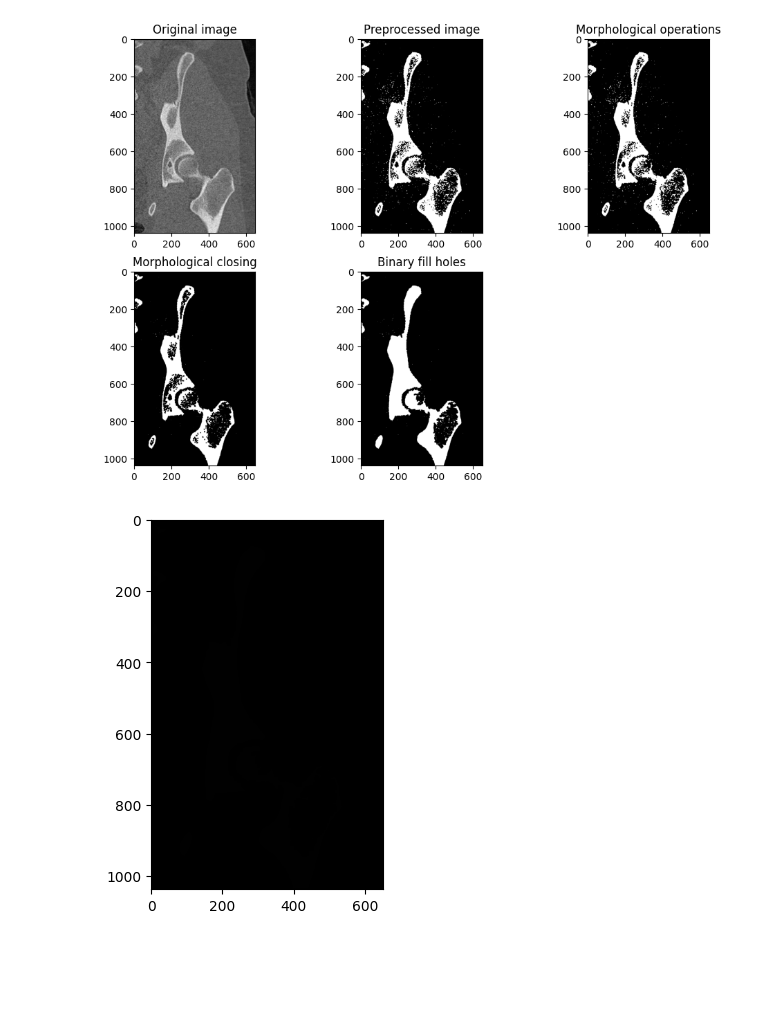
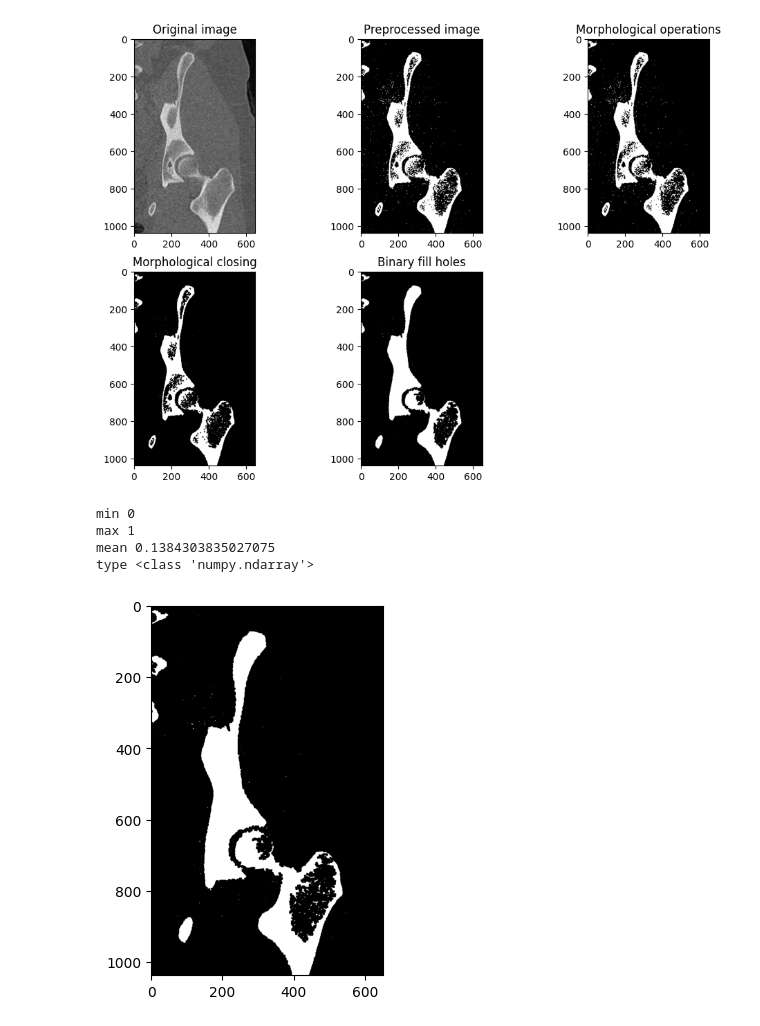
Before and after one commit to Sentz98/FemoralHeadSegmentation, a Jupyter notebook: femoralHeadSegmentation.ipynb, the cells around one changed output. Cells and saved outputs as stored; diff of their text form; code cells hidden in the pictures; blank space fills up the shorter version.

```diff
--- a/femoralHeadSegmentation.ipynb
+++ b/femoralHeadSegmentation.ipynb
@@ -176,10 +176,24 @@ def find_femoral_head(img):
             cv2.circle(scan, (circle[0], circle[1]), 2, (0, 255, 0), 3)
 
     return scan, circles
-# %%
-output , circles = find_femoral_head(coronal_roi)
-
-plt.imshow(output, cmap='gray')
-plt.show()
-# %% [output]
-[figure, removed]
+# %%
+output , circles = find_femoral_head(coronal_roi)
+
+#print min max  and mean of output
+print('min', np.min(output))
+print('max', np.max(output))
+print ('mean', np.mean(output))
+
+print('type' , type(output))
+
+#normalize over 255
+output = output * 255
+
+plt.imshow(output)
+plt.show()
+# %% [output]
+min 0
+max 1
+mean 0.1384303835027075
+type <class 'numpy.ndarray'>
+[figure, added]
```
Also changed, not shown: parts of 1 cell of this notebook, 1 other file.
